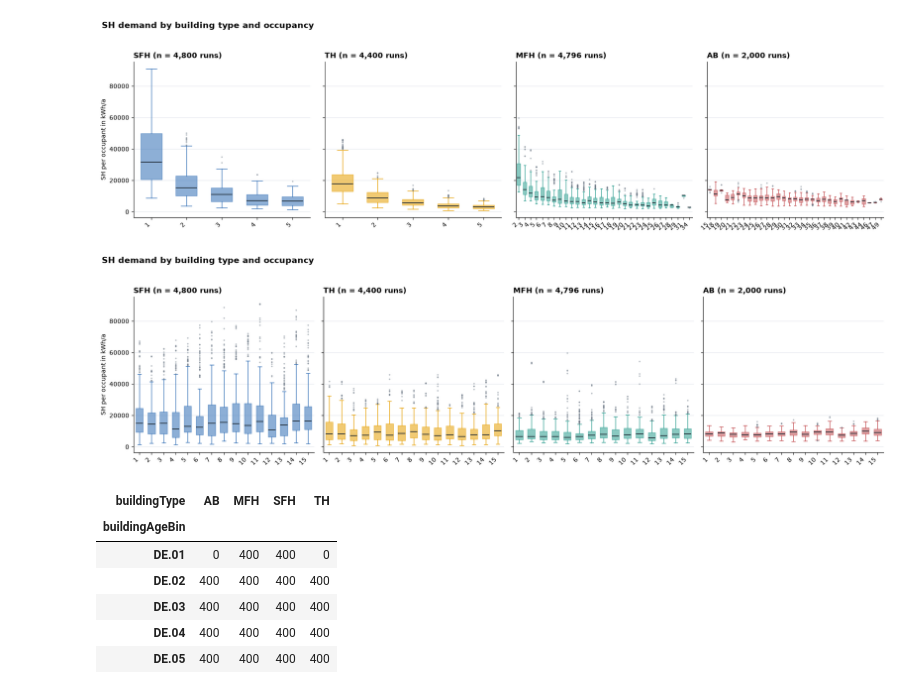
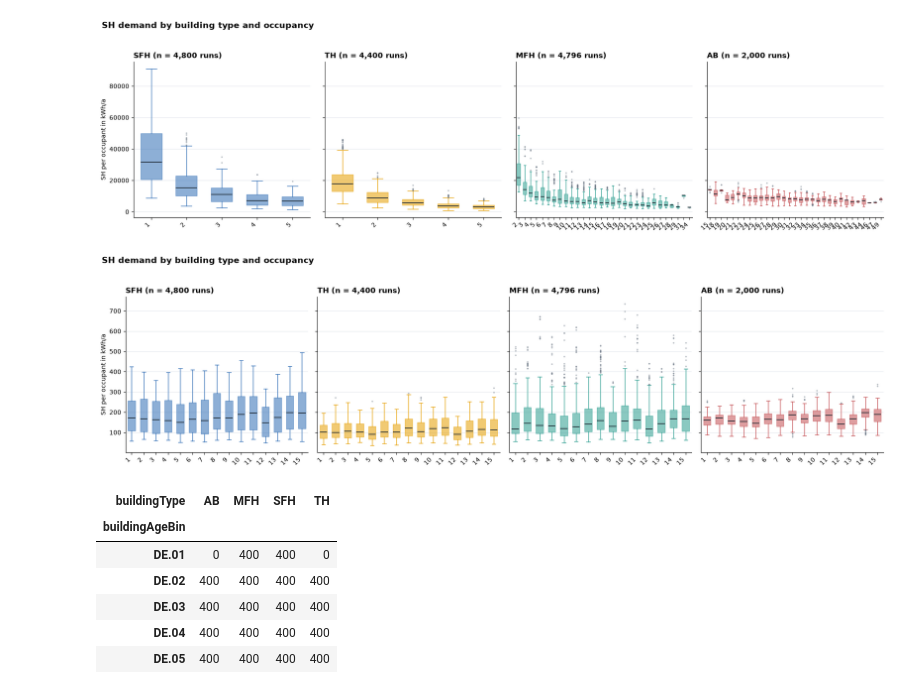
Before and after one commit to NV717/Master_Thesis_EWI_2026, a Jupyter notebook: Ch_2_Deskriptive_Analysis/DescAnalysis.ipynb, the cells around one changed output. Cells and saved outputs as stored; diff of their text form; code cells hidden in the pictures.

Commit message:
Descriptive analysis add some plots

```diff
--- a/Ch_2_Deskriptive_Analysis/DescAnalysis.ipynb
+++ b/Ch_2_Deskriptive_Analysis/DescAnalysis.ipynb
@@ -119,9 +120,9 @@ boxplot_specific_energy(ts_agg, "sh_sum_yearly_per_occ",ylabel="SH per occupant
 # %% [output]
 [figure]
 # %%
-boxplot_specific_energy(ts_agg, "sh_sum_yearly_per_occ",ylabel="SH per occupant in kWh/a", param="climateRegion", title="SH demand by building type and occupancy")
+boxplot_specific_energy(ts_agg, "sh_sum_yearly_per_a_ref",ylabel="SH per occupant in kWh/a", param="climateRegion", title="SH demand by building type and occupancy")
 # %% [output]
-[figure, old version]
+[figure, new version]
 # %%
 pd.crosstab(ts_agg['buildingAgeBin'], ts_agg["buildingType"])
 # %% [output]
```
Also changed, not shown: parts of 20 cells of this notebook, 1 other file.
